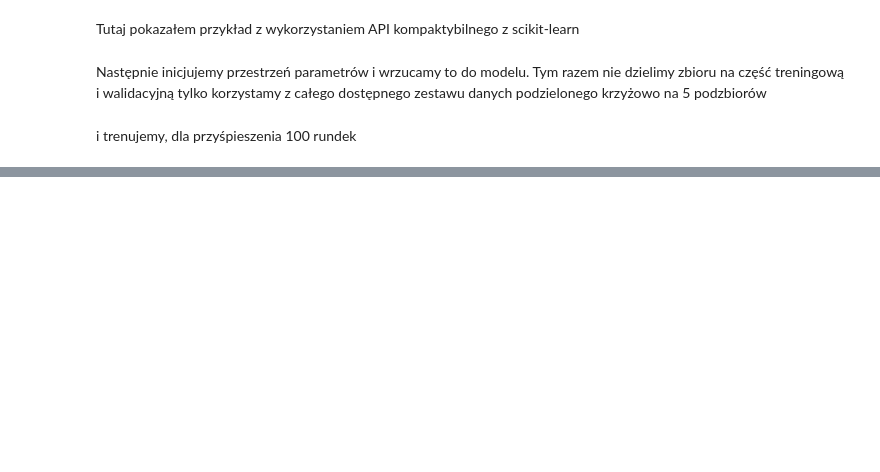
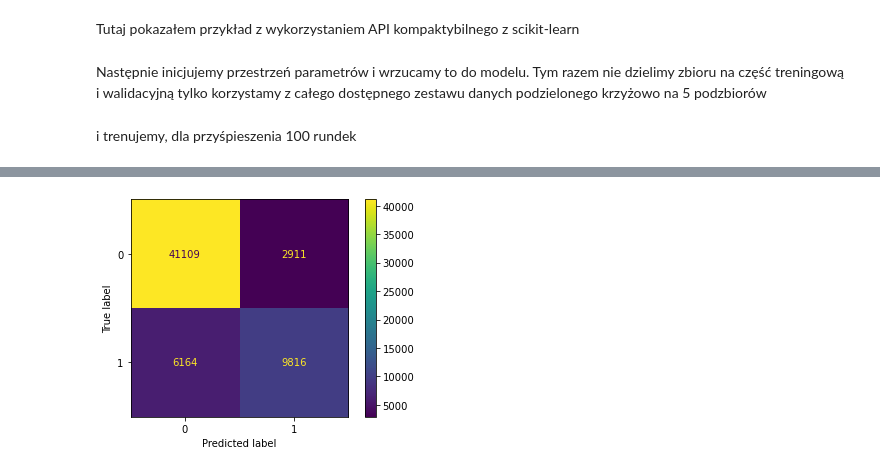
Before and after one commit to krisz17/LightGBM_step_by_step, a Jupyter notebook: API_scikitLearn.ipynb, the cells around one changed output, grey strips where cells are left out. Saved outputs shown, nothing was run; the diff lists cells and outputs as text; code cells hidden in the pictures; blank space fills up the shorter version.

```diff
--- a/API_scikitLearn.ipynb
+++ b/API_scikitLearn.ipynb
@@ -218,0 +182,5 @@ lt.show()
+# %%
+wyk = disp.plot()
+plt.savefig(os.path.join(pict_path,"4_conf_matrix_clf_scikit.png"), format="png" , dpi=300, facecolor="White")
+# %% [output]
+[figure, added]
```
Also changed, not shown: parts of 3 cells of this notebook.
